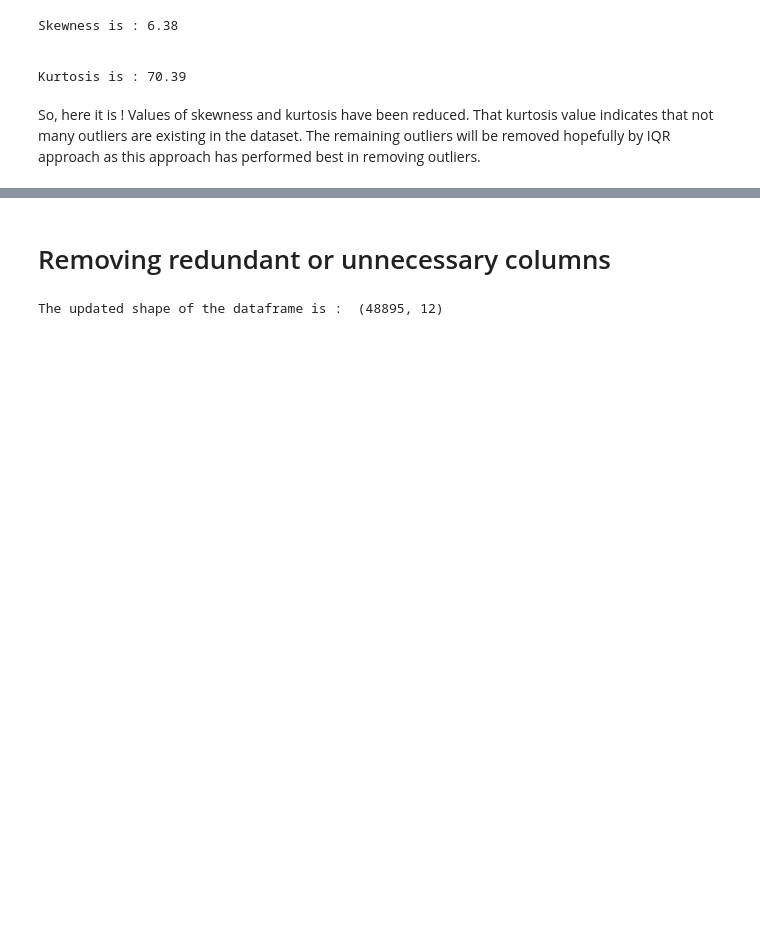
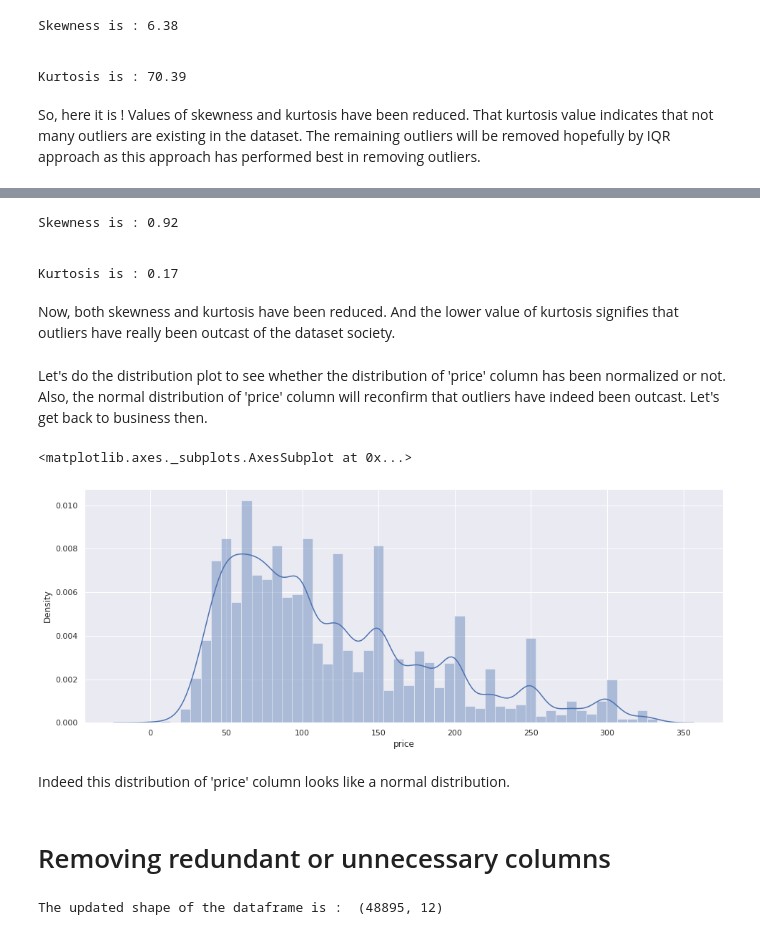
Before and after one commit to saptaksubhra/Airbnb-Bookings-Analysis, a Jupyter notebook: Airbnb_Bookings_Analysis_Capstone_Project.ipynb, the cells around one changed output, grey strips where cells are left out. Cells and saved outputs as stored; diff of their text form; code cells hidden in the pictures; blank space fills up the shorter version.

```diff
--- a/Airbnb_Bookings_Analysis_Capstone_Project.ipynb
+++ b/Airbnb_Bookings_Analysis_Capstone_Project.ipynb
@@ -475,3 +574,27 @@ So, here it is ! Values of skewness and kurtosis have been reduced. That kurtosi
+# %%
+# Calculation of skewness and kurtosis
+
+print('Skewness is : %0.2f' %df_airbnb_merge1['price'].skew())
+print('\n')
+print('Kurtosis is : %0.2f' %df_airbnb_merge1['price'].kurt())
+# %% [output]
+Skewness is : 0.92
+
+
+Kurtosis is : 0.17
+# %% [markdown]
+Now, both skewness and kurtosis have been reduced. And the lower value of kurtosis signifies that outliers have really been outcast of the dataset society.
+# %% [markdown]
+Let's do the distribution plot to see whether the distribution of 'price' column has been normalized or not. Also, the normal distribution of 'price' column will reconfirm that outliers have indeed been outcast. Let's get back to business then.
+# %%
+# Distribution plot of 'price' column
+
+sns.distplot(df_airbnb_merge1['price'])
+# %% [output]
+<matplotlib.axes._subplots.AxesSubplot at 0x...>
+[figure, added]
+# %% [markdown]
+Indeed this distribution of 'price' column looks like a normal distribution.
 # %% [markdown]
 # Removing redundant or unnecessary columns
 # %%
```
Also changed, not shown: parts of 12 cells of this notebook.
